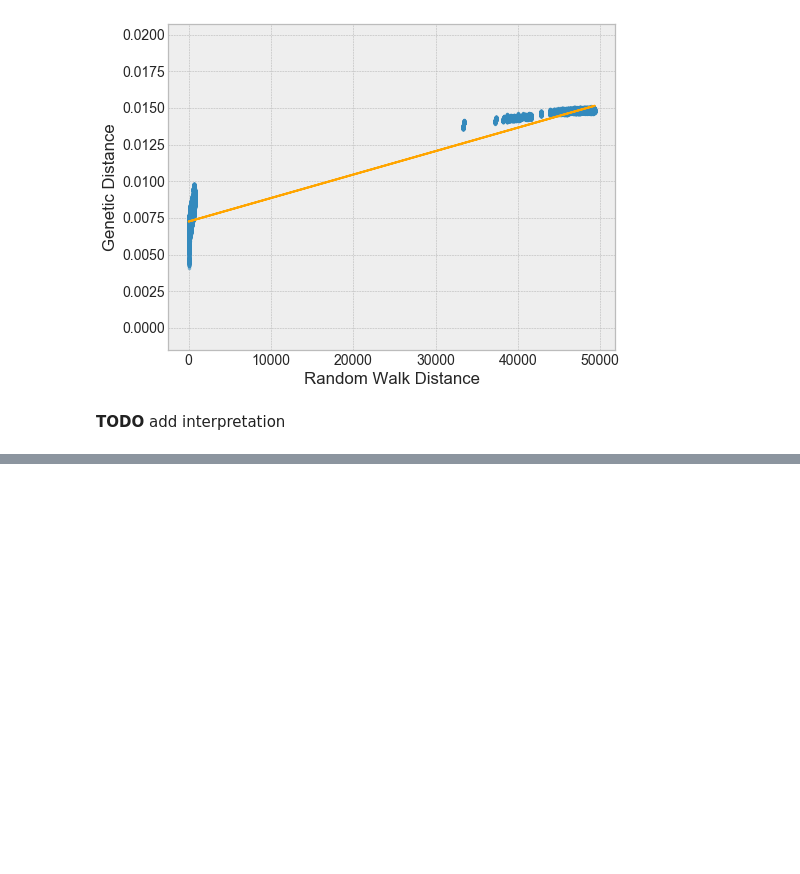
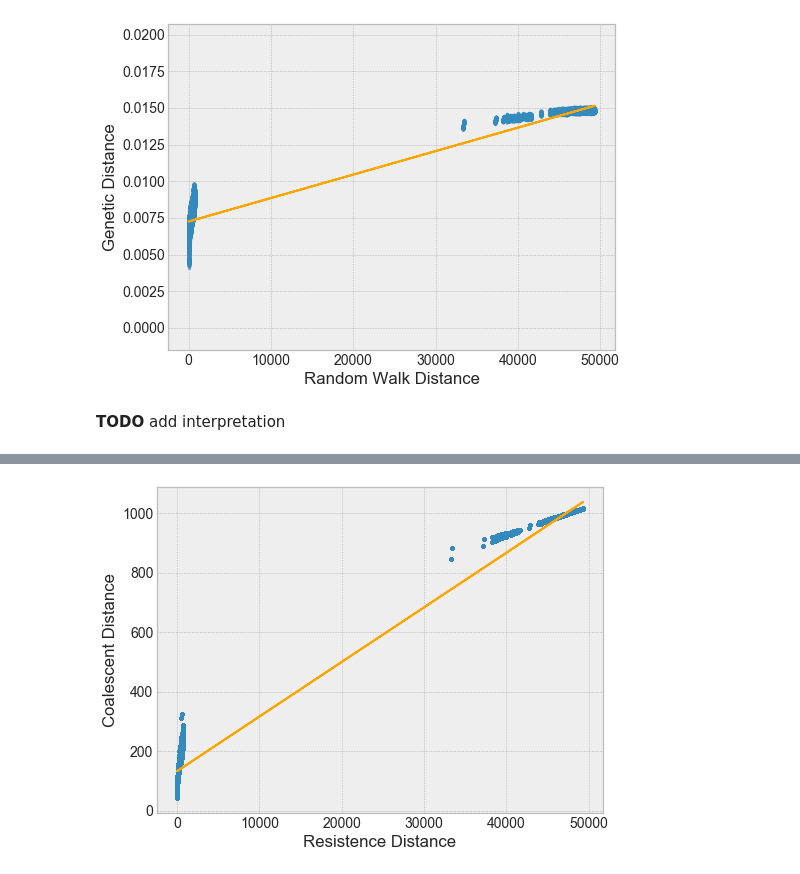
Before and after one commit to jhmarcus/spatial-random-walk, a Jupyter notebook: analysis/circ-bar.ipynb, the cells around one changed output, grey strips where cells are left out. Drawn from its saved outputs; the diff is of its cells as text; code cells hidden in the pictures; blank space fills up the shorter version.

```diff
--- a/analysis/circ-bar.ipynb
+++ b/analysis/circ-bar.ipynb
@@ -169,0 +181,4 @@ rw r2 = 0.9871166515142785
+# %%
+geno.plot_dist(d_rw_tril, d_coal_tril, "Resistence Distance", "Coalescent Distance")
+# %% [output]
+[figure, added]
```
Also changed, not shown: parts of 3 cells of this notebook, 18 other files.
